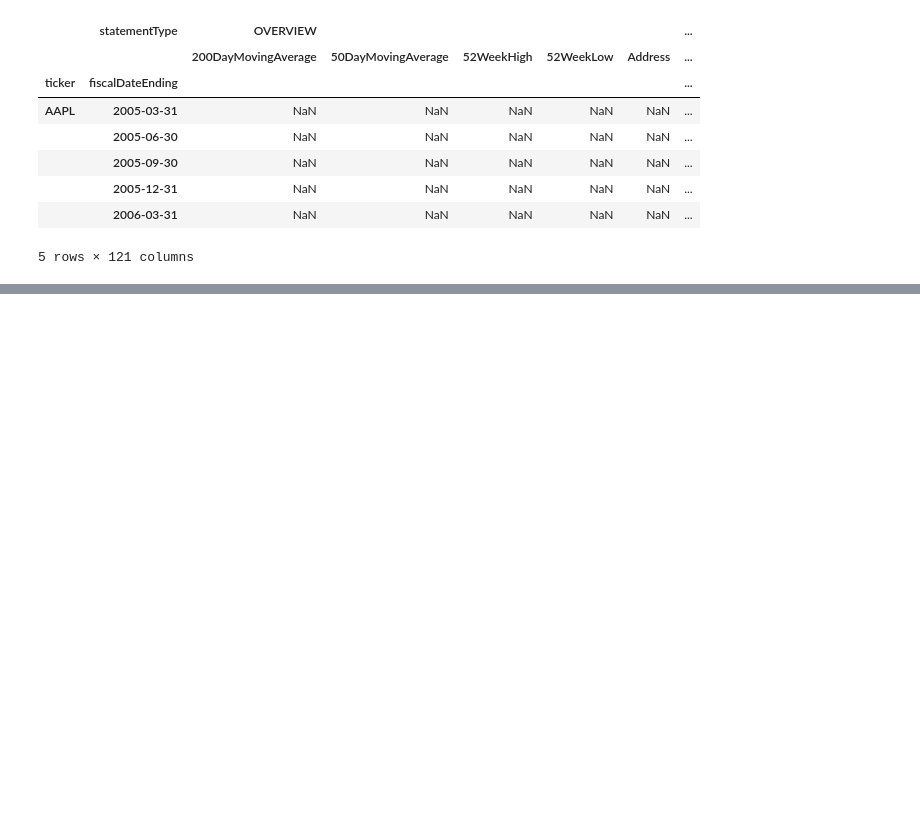
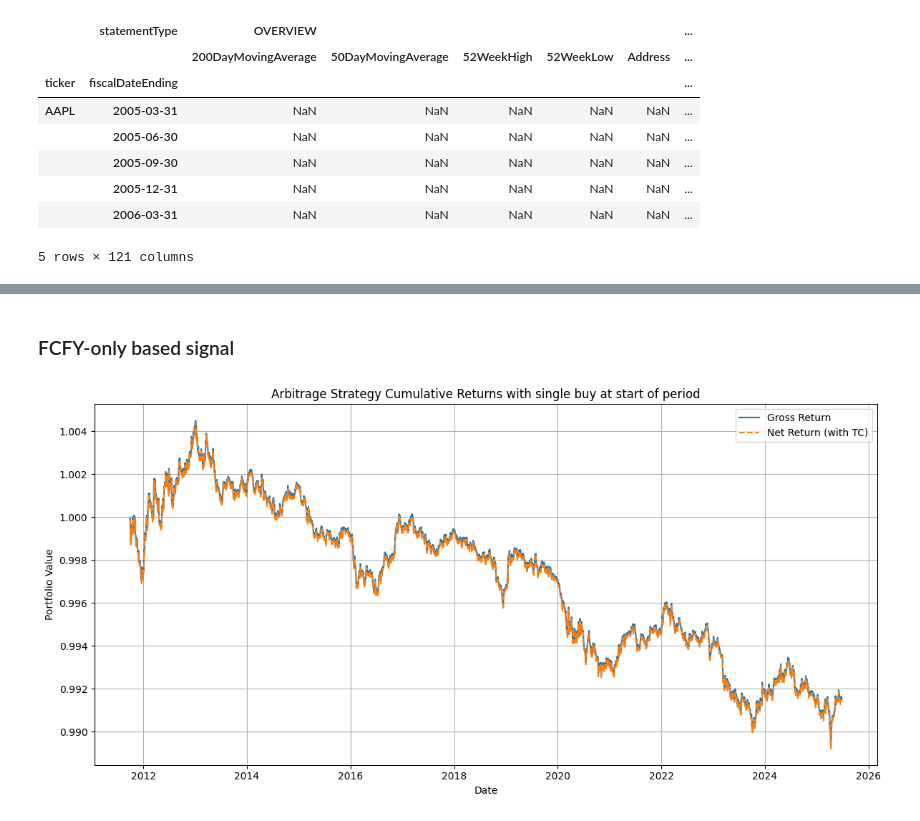
Before and after one commit to teopozzii/fmm1, a Jupyter notebook: arbitrage_btm.ipynb, the cells around one changed output, grey strips where cells are left out. Cells and saved outputs as stored; diff of their text form; code cells hidden in the pictures; blank space fills up the shorter version.

```diff
--- a/arbitrage_btm.ipynb
+++ b/arbitrage_btm.ipynb
@@ -309,0 +322,46 @@ plt.show()
+# %% [markdown]
+### FCFY-only based signal
+# %%
+z_sector_adj = z_fcf.copy()
+for date in z_fcf.index:
+    for sector in set(sectors.values()):
+        tickers_in_sector = [ticker for ticker, sec in sectors.items() if sec == sector]
+        if len(tickers_in_sector) >= 2:
+            sector_mean = z_fcf.loc[date, tickers_in_sector].mean()
+            z_sector_adj.loc[date, tickers_in_sector] -= sector_mean
+
+# Apply quality filters
+quality = pd.Series(accruals).apply(lambda x: abs(x) < 0.25) & (earnings[ticker] > 0)
+filtered_tickers = quality[quality].index
+
+# for rebalancing every quarter
+signal = z_sector_adj[filtered_tickers].shift(1)
+signal = signal.reindex(close_prices.index).ffill()
+
+# Assume we begin at an arbitrary date and never rebalance
+DATE = '2011-06-30'
+initial_signal = z_sector_adj.loc[DATE, filtered_tickers]
+initial_signal = initial_signal / initial_signal.abs().sum() # normalize
+signal_df = pd.DataFrame(index=close_prices.index, columns=initial_signal.index)
+signal_df[:] = initial_signal.values
+
+returns = close_prices[filtered_tickers].pct_change().loc[signal.index]
+daily_return = (signal_df * returns).mean(axis=1)
+daily_return = daily_return.loc[next_quarter(DATE):]
+gross_return = (1 + daily_return).cumprod()
+net_return = daily_return
+net_return.loc[next_quarter(DATE)] -= TRANSACTION_COST # when the first return will be realized
+net_cum_return = (1 + net_return).cumprod()
+# %%
+plt.figure(figsize=(12, 6))
+plt.plot(gross_return, label='Gross Return')
+plt.plot(net_cum_return, label='Net Return (with TC)', linestyle='--')
+plt.title("Arbitrage Strategy Cumulative Returns with single buy at start of period")
+plt.xlabel("Date")
+plt.ylabel("Portfolio Value")
+plt.legend()
+plt.grid(True)
+plt.tight_layout()
+plt.show()
+# %% [output]
+[figure, added]
```
Also changed, not shown: parts of 11 cells of this notebook.
